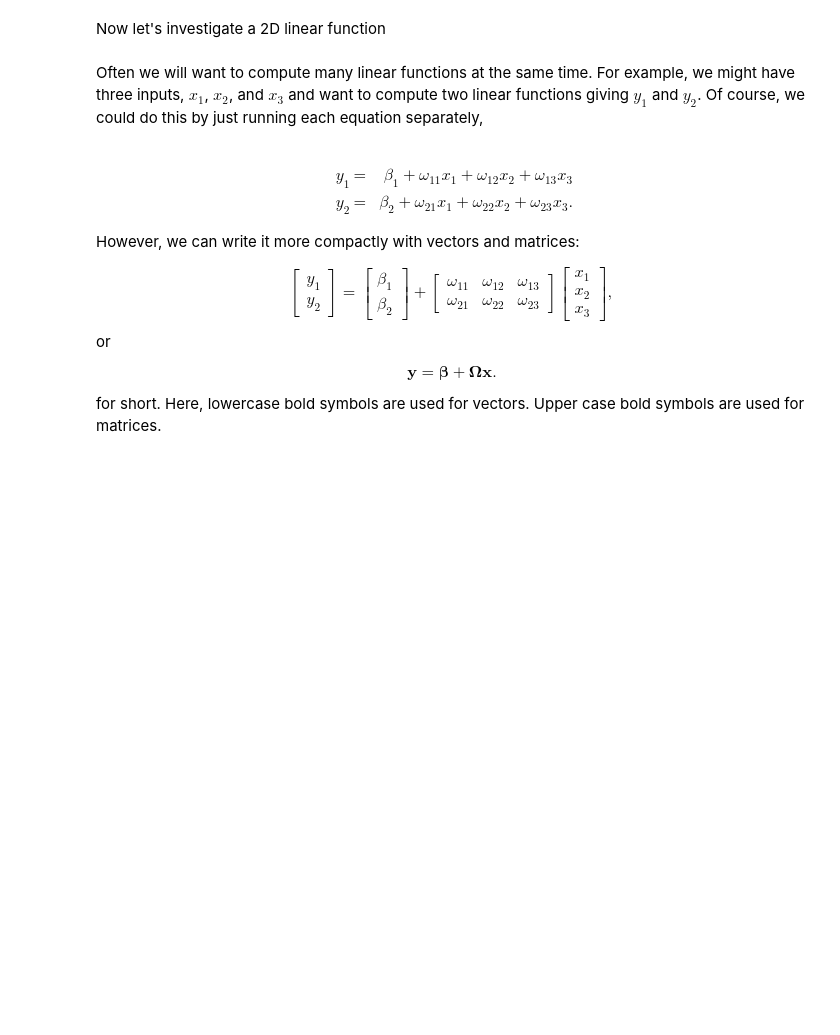
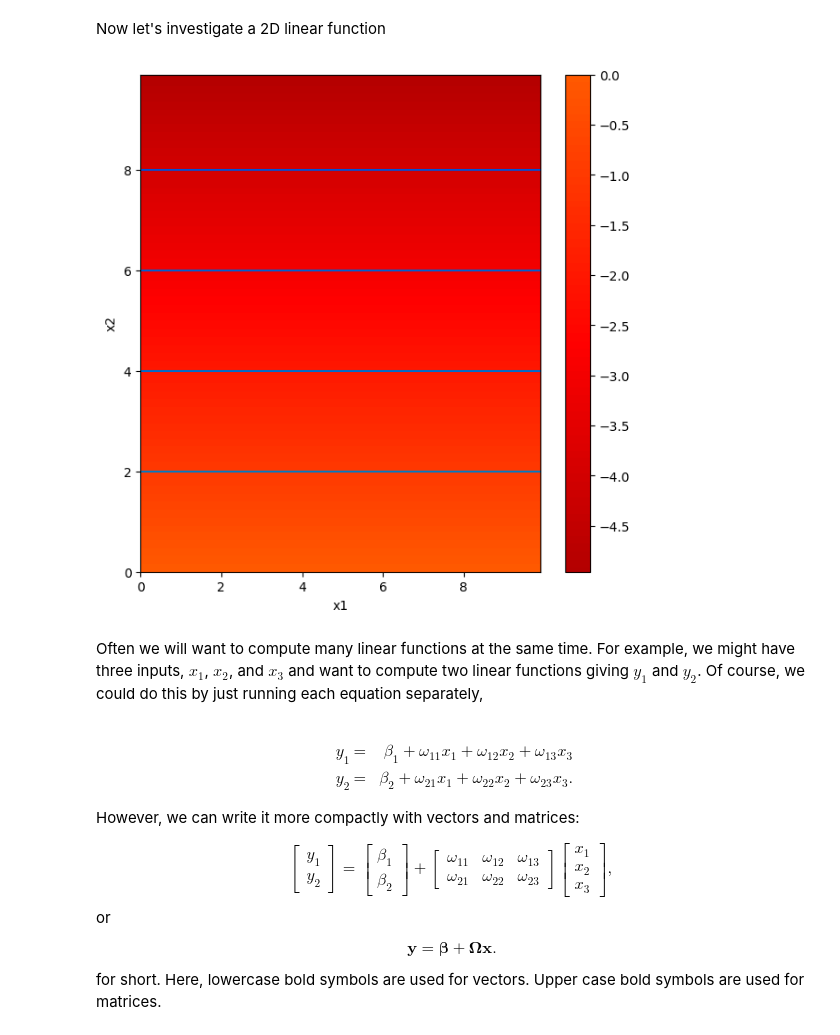
Before and after one commit to bop-hz/stats, a Jupyter notebook: Notebooks/Chap01/1_1_BackgroundMathematics.ipynb, the cells around one changed output. Cells and saved outputs as stored; diff of their text form; code cells hidden in the pictures; blank space fills up the shorter version.

```diff
--- a/Notebooks/Chap01/1_1_BackgroundMathematics.ipynb
+++ b/Notebooks/Chap01/1_1_BackgroundMathematics.ipynb
@@ -67,39 +69,41 @@ def draw_2D_function(x1_mesh, x2_mesh, y):
 # Define a linear function with two inputs, x1 and x2
 def linear_function_2D(x1,x2,beta,omega1,omega2):
   # TODO -- replace the code line below with formula for 2D linear equation
-  y = x1
+  y = x1*omega1+x2*omega2+beta
 
   return y
 # %%
 # Plot the 2D function
 
 # Make 2D array of x and y points
 x1 = np.arange(0.0, 10.0, 0.1)
 x2 = np.arange(0.0, 10.0, 0.1)
 x1,x2 = np.meshgrid(x1,x2)  # https://www.geeksforgeeks.org/numpy-meshgrid-function/
 
 # Compute the 2D function for given values of omega1, omega2
-beta = 0.0; omega1 = 1.0; omega2 = -0.5
+beta = 0.0; omega1 = 0; omega2 = -0.5
 y  = linear_function_2D(x1,x2,beta, omega1, omega2)
 
 # Draw the function.
 # Color represents y value (brighter = higher value)
 # Black = -10 or less, White = +10 or more
 # 0 = mid orange
 # Lines are contours where value is equal
 draw_2D_function(x1,x2,y)
 
 # TODO
 # Predict what this plot will look like if you set omega_1 to zero
 # Change the code and see if you are right.
 
 # TODO
 # Predict what this plot will look like if you set omega_2 to zero
 # Change the code and see if you are right.
 
 # TODO
 # Predict what this plot will look like if you set beta to -5
 # Change the code and see if you are correct
+# %% [output]
+[figure, added]
 # %% [markdown]
 Often we will want to compute many linear functions at the same time.  For example, we might have three inputs, $x_1$, $x_2$, and $x_3$ and want to compute two linear functions giving $y_1$ and $y_2$. Of course, we could do this by just running each equation separately,<br><br>
 
```
Also changed, not shown: parts of 5 cells of this notebook.
